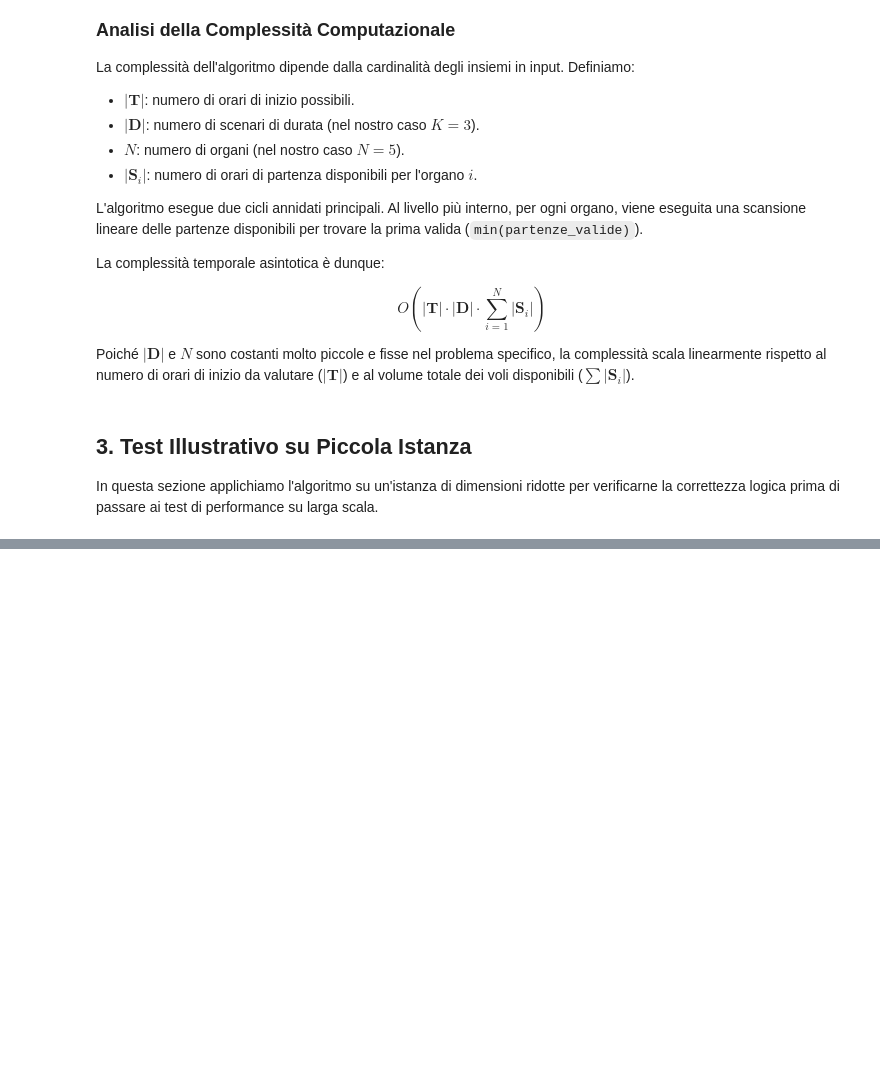
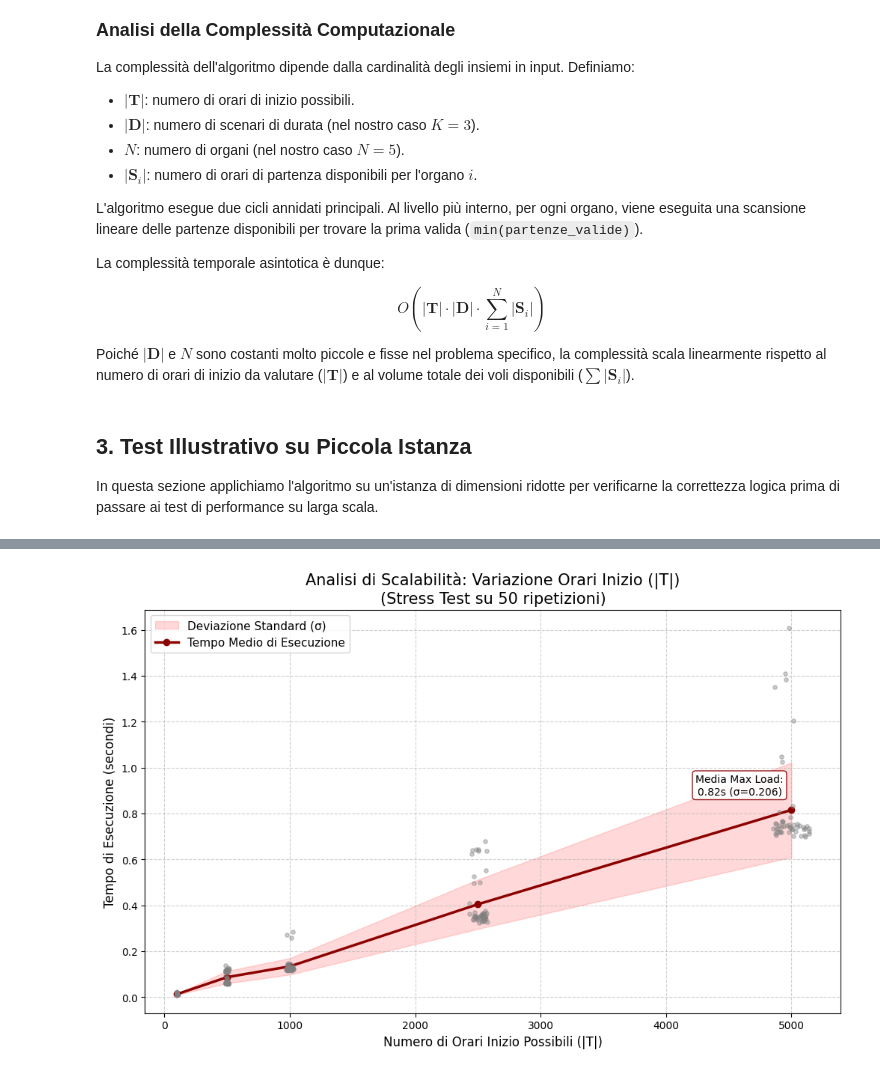
Before and after one commit to micheleguidaa/robust-organ-scheduler, a Jupyter notebook: robust_organ_scheduler.ipynb, the cells around one changed output, grey strips where cells are left out. Saved outputs shown, nothing was run; the diff lists cells and outputs as text; code cells hidden in the pictures; blank space fills up the shorter version.

```diff
--- a/robust_organ_scheduler.ipynb
+++ b/robust_organ_scheduler.ipynb
@@ -383,0 +434,55 @@ KeyboardInterrupt:
+# %%
+import matplotlib.pyplot as plt
+import numpy as np
+
+# --- ELABORAZIONE DATI PER IL GRAFICO ---
+# Recuperiamo i dati dalla variabile 'risultati_raw' popolata nella cella precedente
+sizes = sorted(risultati_raw.keys())
+means = [np.mean(risultati_raw[s]) for s in sizes]
+std_devs = [np.std(risultati_raw[s]) for s in sizes]
+
+x = np.array(sizes)
+y = np.array(means)
+e = np.array(std_devs)
+
+# --- CREAZIONE GRAFICO PROFESSIONALE ---
+plt.figure(figsize=(12, 7))
+
+# 1. Plot dell'area di confidenza (Media +/- Deviazione Standard)
+# L'area rossa chiara mostra la stabilità: più è stretta, più l'algoritmo è stabile.
+plt.fill_between(x, y - e, y + e, color='red', alpha=0.15, label='Deviazione Standard (σ)')
+
+# 2. Plot della linea della media (Rosso Scuro)
+# Mostra il trend principale di crescita lineare.
+plt.plot(x, y, color='darkred', linewidth=2.5, marker='o', label='Tempo Medio di Esecuzione')
+
+# 3. Plot dei singoli punti (Scatter) con Jitter
+# Mostra la distribuzione reale delle 50 ripetizioni per ogni dimensione.
+for s in sizes:
+    y_points = risultati_raw[s]
+    # Jitter: aggiunge un piccolo rumore orizzontale casuale per non sovrapporre i punti
+    jitter_amount = s * 0.03
+    x_scatter = [s + np.random.uniform(-jitter_amount, jitter_amount) for _ in range(len(y_points))]
+    plt.scatter(x_scatter, y_points, color='gray', alpha=0.4, s=15, zorder=2)
+
+# 4. Decorazioni e Titoli
+plt.title(f"Analisi di Scalabilità: Variazione Orari Inizio (|T|)\n(Stress Test su {NUM_REPETITIONS} ripetizioni)", fontsize=15)
+plt.xlabel("Numero di Orari Inizio Possibili (|T|)", fontsize=12)
+plt.ylabel("Tempo di Esecuzione (secondi)", fontsize=12)
+plt.grid(True, linestyle='--', alpha=0.6)
+plt.legend(loc='upper left', fontsize=11)
+
+# 5. Annotazione sul carico massimo
+final_mean = y[-1]
+final_std = e[-1]
+plt.annotate(f"Media Max Load:\n{final_mean:.2f}s (σ={final_std:.3f})",
+             (x[-1], final_mean),
+             textcoords="offset points",
+             xytext=(-50, 15),
+             ha='center',
+             fontsize=10,
+             bbox=dict(boxstyle="round,pad=0.3", fc="white", ec="darkred", alpha=0.9))
+
+plt.show()
+# %% [output]
+[figure, added]
```
Also changed, not shown: parts of 12 cells of this notebook.
